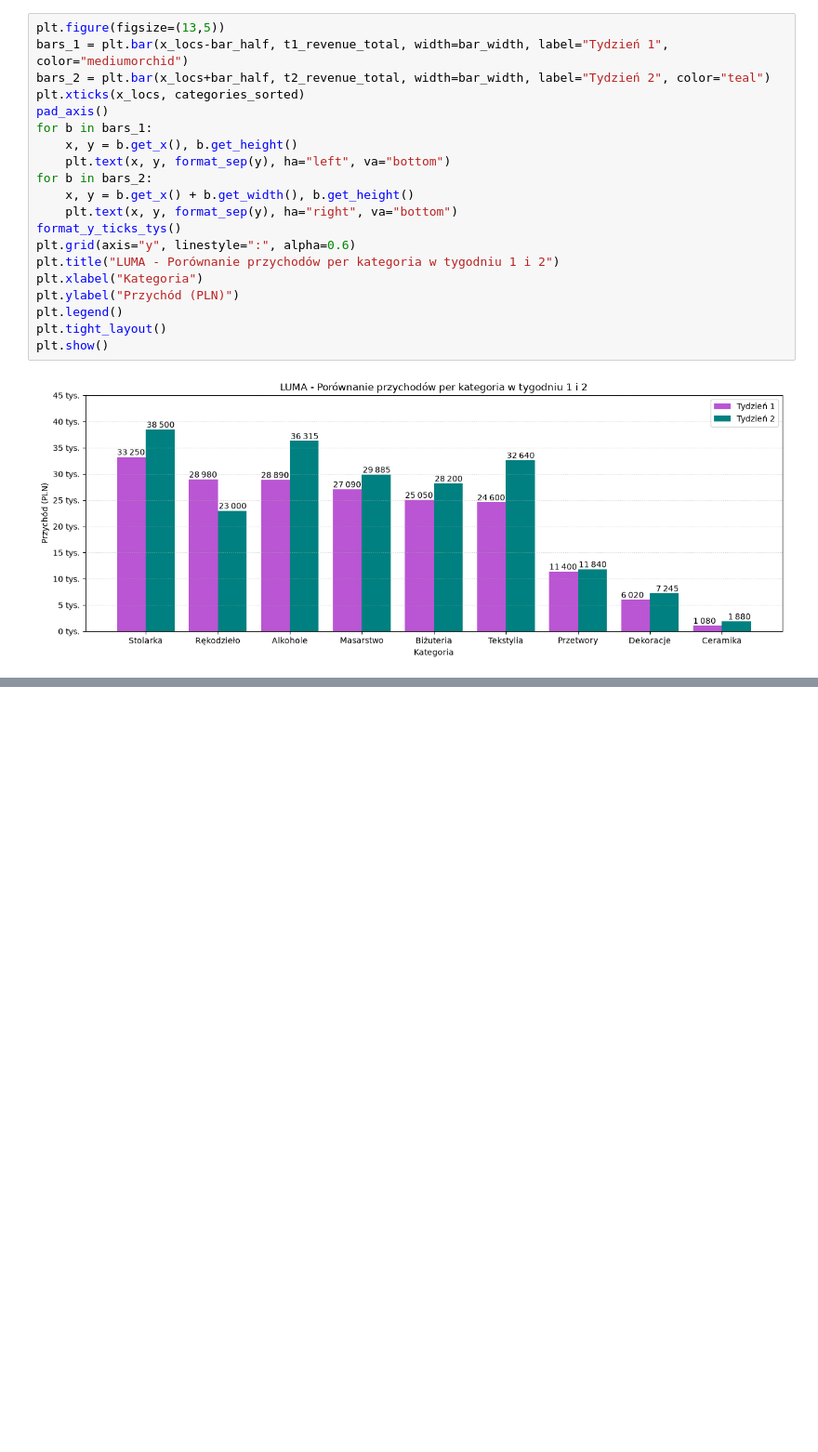
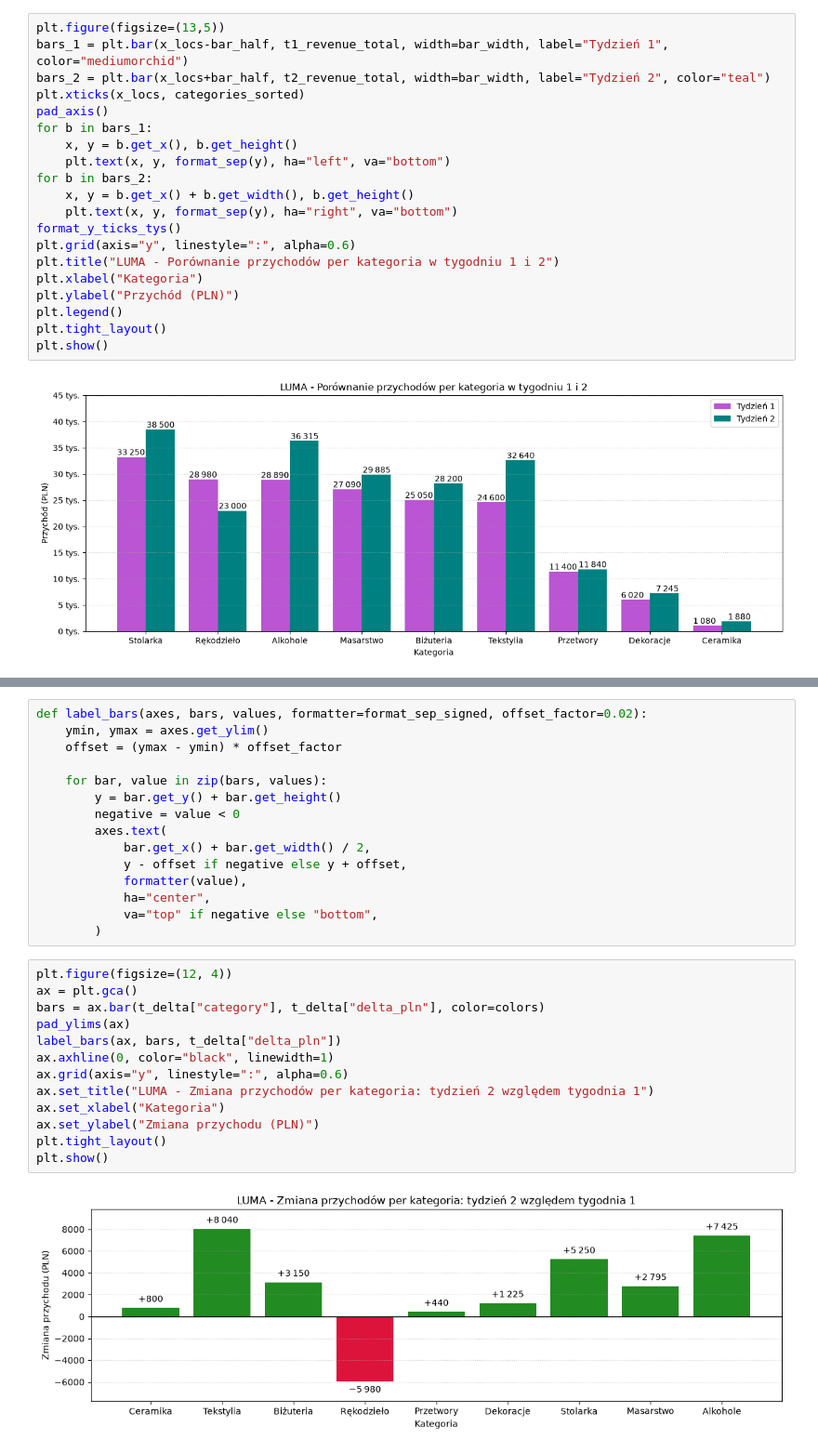
Before and after one commit to mshablovskyy/DataVisualisation, a Jupyter notebook: 01-bar.ipynb, the cells around one changed output, grey strips where cells are left out. Shown at 93% size. Saved outputs shown, nothing was run; the diff lists cells and outputs as text; blank space fills up the shorter version.

```diff
--- a/01-bar.ipynb
+++ b/01-bar.ipynb
@@ -350,0 +411,30 @@ plt.show()
+# %%
+def label_bars(axes, bars, values, formatter=format_sep_signed, offset_factor=0.02):
+    ymin, ymax = axes.get_ylim()
+    offset = (ymax - ymin) * offset_factor
+
+    for bar, value in zip(bars, values):
+        y = bar.get_y() + bar.get_height()
+        negative = value < 0
+        axes.text(
+            bar.get_x() + bar.get_width() / 2,
+            y - offset if negative else y + offset,
+            formatter(value),
+            ha="center",
+            va="top" if negative else "bottom",
+        )
+# %%
+plt.figure(figsize=(12, 4))
+ax = plt.gca()
+bars = ax.bar(t_delta["category"], t_delta["delta_pln"], color=colors)
+pad_ylims(ax)
+label_bars(ax, bars, t_delta["delta_pln"])
+ax.axhline(0, color="black", linewidth=1)
+ax.grid(axis="y", linestyle=":", alpha=0.6)
+ax.set_title("LUMA - Zmiana przychodów per kategoria: tydzień 2 względem tygodnia 1")
+ax.set_xlabel("Kategoria")
+ax.set_ylabel("Zmiana przychodu (PLN)")
+plt.tight_layout()
+plt.show()
+# %% [output]
+[figure, added]
```
Also changed, not shown: parts of 7 cells of this notebook.
